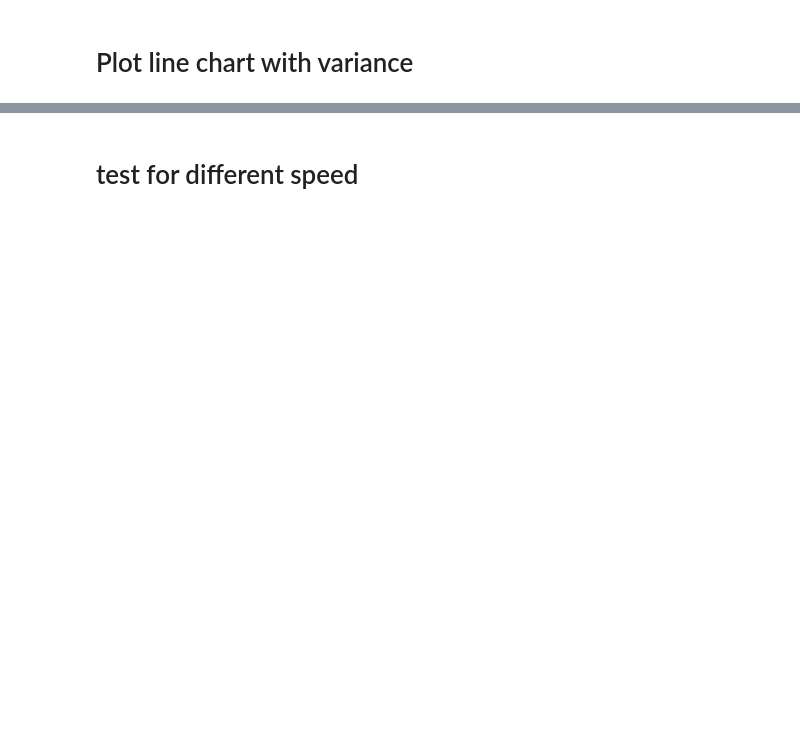
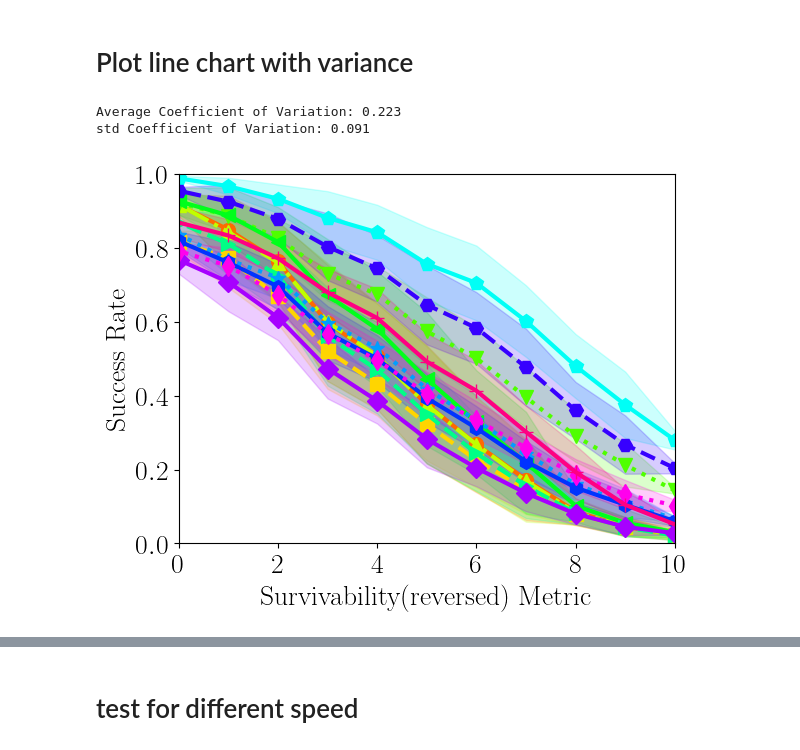
Before and after one commit to smoggy-P/gym-Drone2D-ActivePerception, a Jupyter notebook: test.ipynb, the cells around one changed output, grey strips where cells are left out. Saved outputs shown, nothing was run; the diff lists cells and outputs as text; code cells hidden in the pictures; blank space fills up the shorter version.

```diff
--- a/test.ipynb
+++ b/test.ipynb
@@ -71,26 +65,7 @@ plt.show()
-# %%
-import matplotlib.patches as mpatches
-
-colors_vel = sns.color_palette('hsv', 3)
-color_map_vel = dict(zip([20, 40, 60], colors_vel))
-coefs = {
-    20:[],
-    40:[],
-    60:[]
-}
-for method_planner in unique_method_planner:
-    df_plot = df_grouped[df_grouped['Method_Planner'] == method_planner]
-    color_idx = df_plot.apply(lambda row: row['Agent speed'], axis=1).to_list()
-    for speed in [20, 40, 60]:
-        df_group = df_plot[df_plot['Agent speed'] == speed]
-        coef, _ = spearmanr(10 - df_group['map difficulty'], df_group['Success'])
-        coefs[speed].append(coef)
-for key in coefs.keys():
-    print(key, np.mean(coefs[key]), np.std(coefs[key]))
 # %% [markdown]
 # Plot line chart with variance
 # %%
-df_filtered = df[(df['Motion Profile'] == 'CVM') & (df['Method']=='FullRange')].copy()
+df_filtered = df[(df['Motion Profile'] == 'CVM')].copy()
 df_filtered['Planner'] = df_filtered['Planner'].replace({'Global Primitive' : 'Global Primitive [7]', 'Local Primitive': 'Local Primitive [10]', 'MPC': 'MPC [11]'})
 df_filtered['Method'] = df_filtered['Method'].replace({'NoControl': 'FullRange', 'LookAhead':'LookAhead [16]', 'LookGoal':'LookGoal [18]', 'Oxford':'Finean et al. [3]', 'Owl':'Owl [10]'})
 df_filtered['Method_Planner'] = df_filtered['Method'] + "+" + df_filtered['Planner']
@@ -125,35 +100,38 @@ for i, method_planner in enumerate(unique_method_planner):
                      df_plot['Mean Success'] - np.sqrt(df_plot['Variance Success']),
                      df_plot['Mean Success'] + np.sqrt(df_plot['Variance Success']),
                      color=color_map[method_planner], alpha=0.2)
     # Compute coefficient of variation at each point
     cv = np.sqrt(df_plot['Variance Success']) / df_plot['Mean Success']
 
     # Calculate the average coefficient of variation for the curve
     avg_cv = np.mean(cv)
     cvs.append(avg_cv)
 
 # Set the axis labels
 print(f"Average Coefficient of Variation: {np.mean(cvs):.3f}")
 print(f"std Coefficient of Variation: {np.std(cvs):.3f}")
-print(cvs)
 plt.xlabel('Survivability(reversed) Metric', fontsize=20)
 plt.ylabel('Success Rate', fontsize=20)
 plt.xticks(fontsize=20)
 plt.yticks(fontsize=20)
 plt.ylim(0, 1)
 plt.xlim(0, 10)
 
 # Set the title
 title = 'Dense VO Feasibility Difficulty Metric'
 # plt.title(r'\textbf{' + title + '}', fontsize=26)
 
 # Show the legend
-plt.legend(fontsize=14)
+# plt.legend(fontsize=14)
 # plt.legend(fontsize=14, bbox_to_anchor=(0, 0), borderaxespad=0., ncol = 6)
 # plt.savefig('traj_compare.pdf', bbox_inches='tight')
 # plt.savefig('/home/smoggy/thesis/ICRA-paper/img/Dynamic Traversability Difficulty Metric.pdf', bbox_inches='tight')
 # Show the plot
 plt.show()
+# %% [output]
+Average Coefficient of Variation: 0.223
+std Coefficient of Variation: 0.091
+[figure, added]
 # %%
 
 
```
Also changed, not shown: parts of 12 cells of this notebook, 4 other files.
